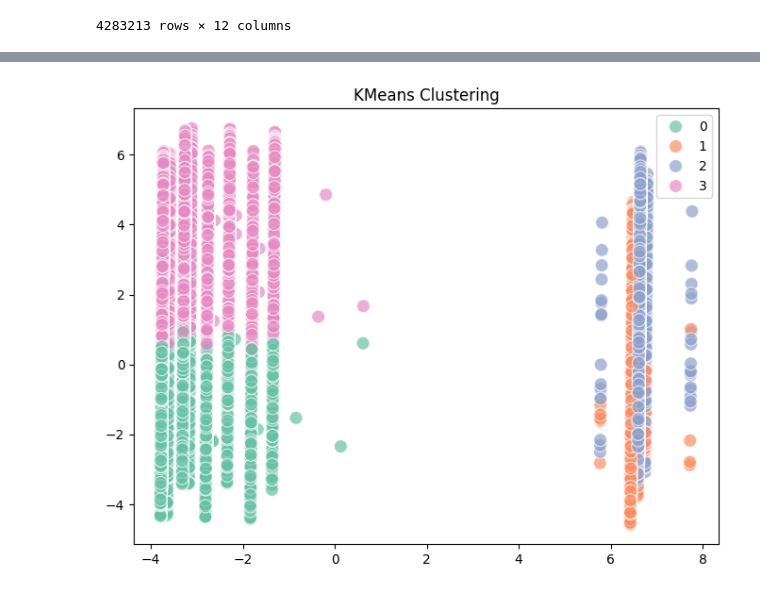
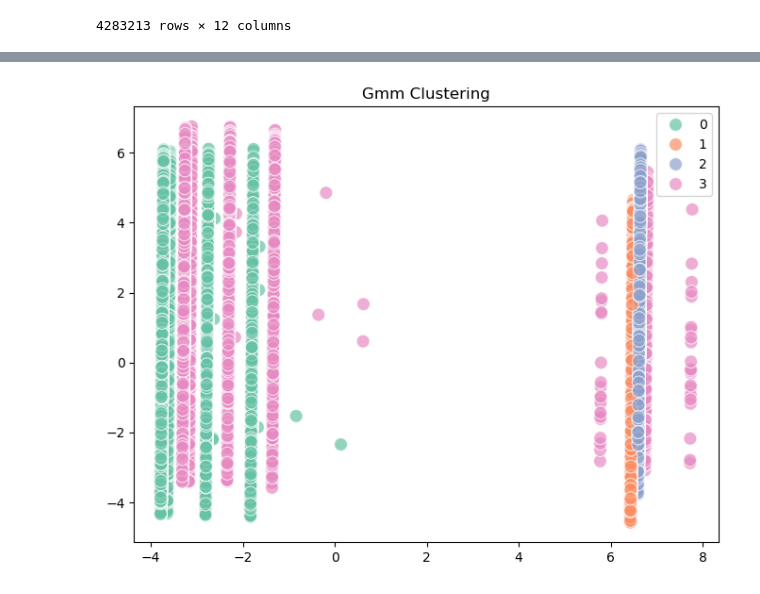
Before and after one commit to tespip/nyamnyam, a Jupyter notebook: Report_2M.ipynb, the cells around one changed output, grey strips where cells are left out. Saved outputs shown, nothing was run; the diff lists cells and outputs as text; code cells hidden in the pictures.

```diff
--- a/Report_2M.ipynb
+++ b/Report_2M.ipynb
@@ -30,7 +30,7 @@ df_kmeans = df.copy()
 wcss = []
 for i in range(2, 7):
     kmeans = KMeans(n_clusters = i, init = 'k-means++', random_state = 42)
-    kmeans.fit(df_kmeans)
+    kmeans.fit(df)
     wcss.append(kmeans.inertia_)
 plt.plot(range(2, 7), wcss)
 plt.title('The Elbow Method')
@@ -169,10 +169,10 @@ davies_bouldin_gmm
 # %%
 pca = PCA(n_components=2)
 pca_components = pca.fit_transform(df_gmm)
 
 plt.figure(figsize=(8, 6))
-sns.scatterplot(x=pca_components[:, 0], y=pca_components[:, 1], hue=kmeans_labels, palette="Set2", s=100, alpha=0.7)
-plt.title('KMeans Clustering')
+sns.scatterplot(x=pca_components[:, 0], y=pca_components[:, 1], hue=gmm_labels, palette="Set2", s=100, alpha=0.7)
+plt.title('Gmm Clustering')
 plt.show()
 # %% [output]
-[figure, old version]
+[figure, new version]
```
Also changed, not shown: parts of 11 cells of this notebook.
